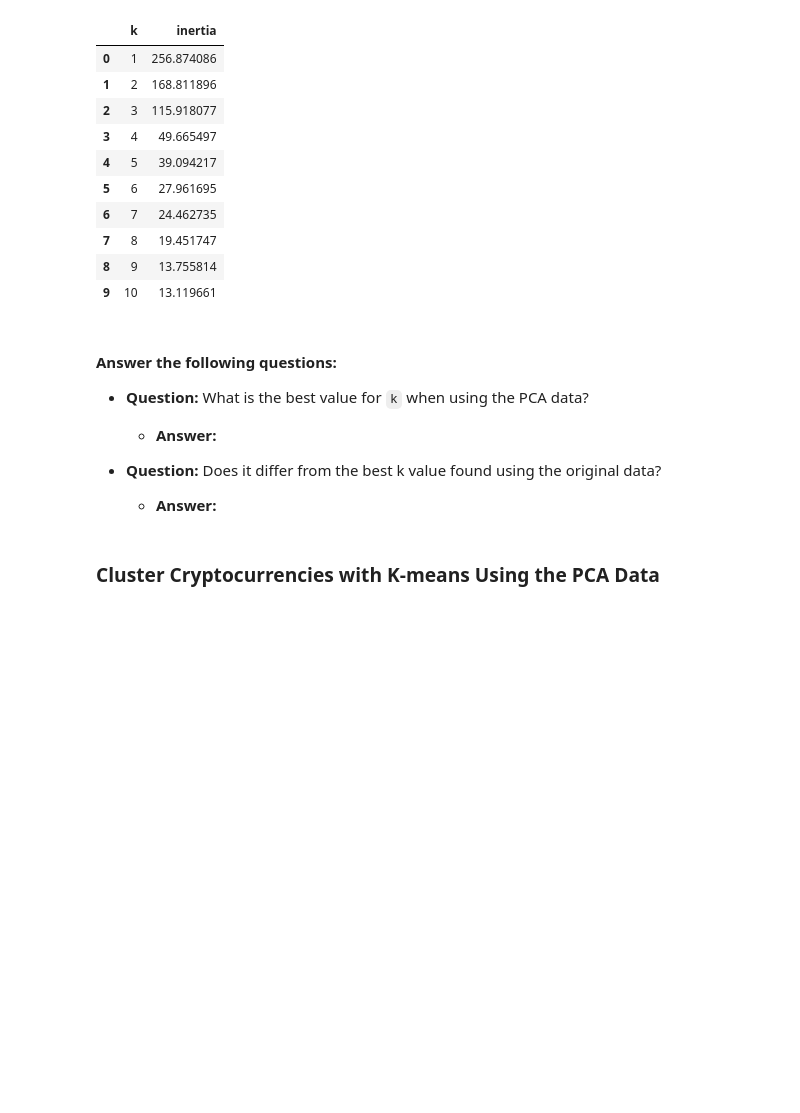
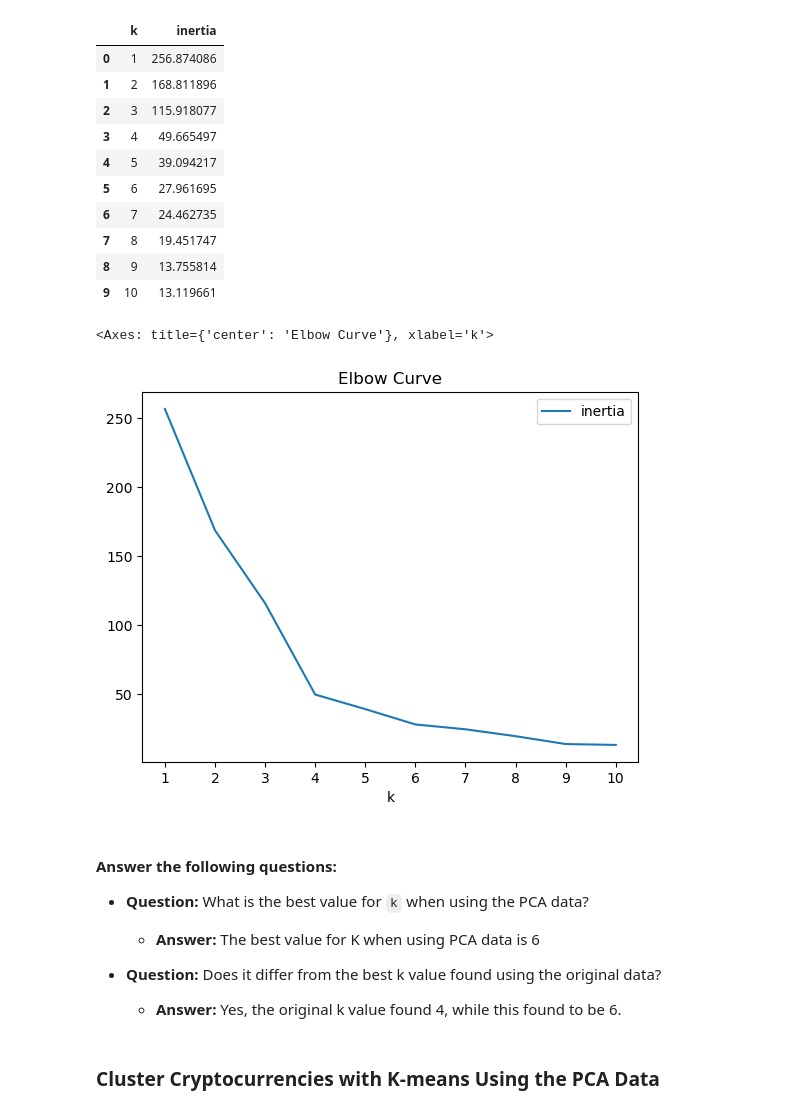
Before and after one commit to dannygallardo/CryptoClustering, a Jupyter notebook: Crypto_Clustering.ipynb, the cells around one changed output. Cells and saved outputs as stored; diff of their text form; code cells hidden in the pictures; blank space fills up the shorter version.

```diff
--- a/Crypto_Clustering.ipynb
+++ b/Crypto_Clustering.ipynb
@@ -261,25 +274,29 @@ array([0.3719856 , 0.34700813, 0.17603793])
 # %%
 # Create a list with the number of k-values to try
 # Use a range from 1 to 11
-
+k= list(range(1,11))
 
 # Create an empty list to store the inertia values
-
+inertia = []
 
 # Create a for loop to compute the inertia with each possible value of k
 # Inside the loop:
 # 1. Create a KMeans model using the loop counter for the n_clusters
 # 2. Fit the model to the data using PCA DataFrame.
 # 3. Append the model.inertia_ to the inertia list
-
+for i in k:
+    model = KMeans(n_clusters=i, random_state=1, n_init='auto')
+    model.fit(crypto_pca_df)
+    inertia.append(model.inertia_)
 
 # Create a dictionary with the data to plot the Elbow curve
-
+elbow_data = {'k':k, 'inertia':inertia}
 
 # Create a DataFrame with the data to plot the Elbow curve
-
+elbow_df = pd.DataFrame(elbow_data)
 
 # Display the DataFrame
+elbow_df.head(10)
 # %% [output]
 |  | k | inertia |
 | 0 | 1 | 256.874086 |
@@ -295,16 +312,25 @@ array([0.3719856 , 0.34700813, 0.17603793])
 # %%
 # Plot a line chart with all the inertia values computed with
 # the different values of k to visually identify the optimal value for k.
+elbow_df.plot.line(
+    x='k',
+    y='inertia',
+    title='Elbow Curve',
+    xticks=k
+)
+# %% [output]
+<Axes: title={'center': 'Elbow Curve'}, xlabel='k'>
+[figure, added]
 # %% [markdown]
 #### Answer the following questions:
 * **Question:** What is the best value for `k` when using the PCA data?
 
-  * **Answer:**
+  * **Answer:** The best value for K when using PCA data is 6
 
 
 * **Question:** Does it differ from the best k value found using the original data?
 
-  * **Answer:**
+  * **Answer:** Yes, the original k value found 4, while this found to be 6.
 # %% [markdown]
 ### Cluster Cryptocurrencies with K-means Using the PCA Data
 # %%
```
Also changed, not shown: parts of 6 cells of this notebook.
